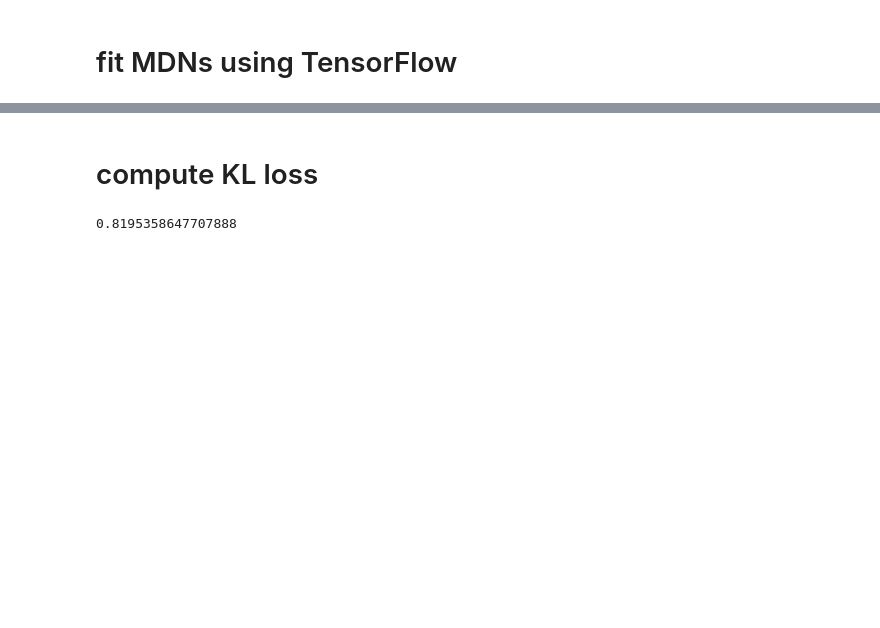
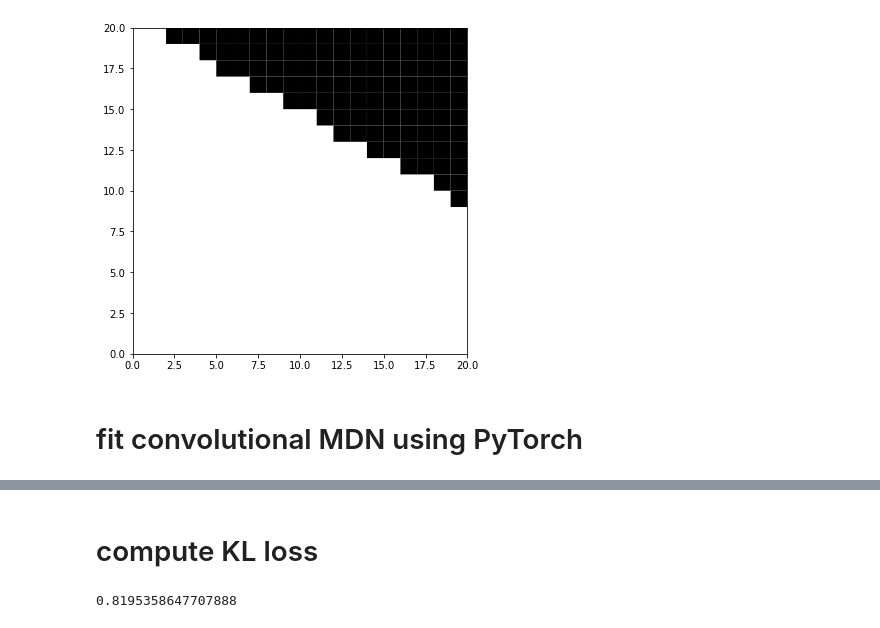
Before and after one commit to zhao-david/CDE-diagnostics, a Jupyter notebook: toy_example_2_v4.ipynb, the cells around one changed output, grey strips where cells are left out. Saved outputs shown, nothing was run; the diff lists cells and outputs as text; code cells hidden in the pictures; blank space fills up the shorter version.

```diff
--- a/toy_example_2_v4.ipynb
+++ b/toy_example_2_v4.ipynb
@@ -55,0 +40,14 @@ plt.show()
+# %%
+def simulate_binary_edge_image(alph=0, lamb=0, pixels=20):
+    a_ind = np.random.binomial(n=1, p=0.5, size=1)[0]
+    a_mix1 = np.random.normal(loc=alph, scale=np.sqrt(np.pi/4))
+    a_mix2 = np.random.normal(loc=alph, scale=np.sqrt(np.pi/400))
+    angle = a_ind * a_mix1 + (1-a_ind) * a_mix2
+    d_ind = np.random.binomial(n=1, p=0.5, size=1)[0]
+    d_mix1 = np.random.normal(loc=lamb+2, scale=np.sqrt(0.5))
+    d_mix2 = np.random.normal(loc=lamb-2, scale=np.sqrt(0.5))
+    displacement = d_ind * d_mix1 + (1-d_ind) * d_mix2
+    # truncated normal
+    displacement = min(max(displacement, -9), 9)
+    image = generate_binary_edge_image(angle=angle, displacement=displacement, pixels=pixels)
+    return image
@@ -55,0 +66,5 @@ plt.show()
+# %%
+image_test = simulate_binary_edge_image(alph=2.9, lamb=2)
+plot_binary_edge_image(image_test)
+# %% [output]
+[figure, added]
@@ -56,2 +88,2 @@ plt.show()
 # %% [markdown]
-# fit MDNs using TensorFlow
+# fit convolutional MDN using PyTorch
```
Also changed, not shown: parts of 17 cells of this notebook.
